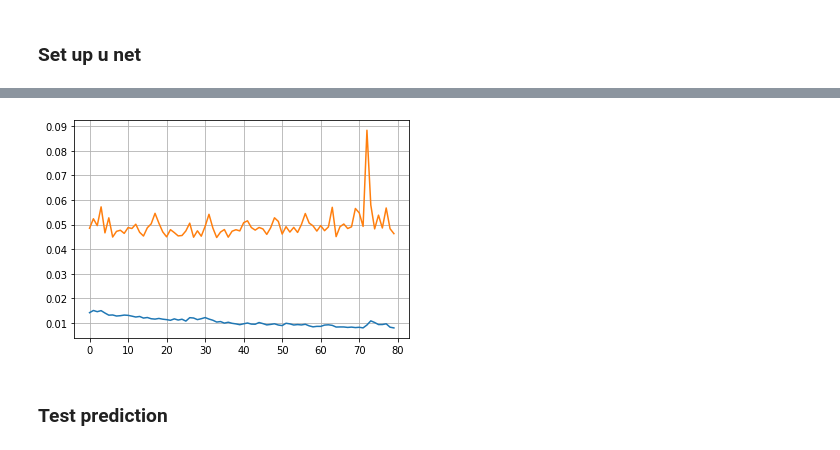
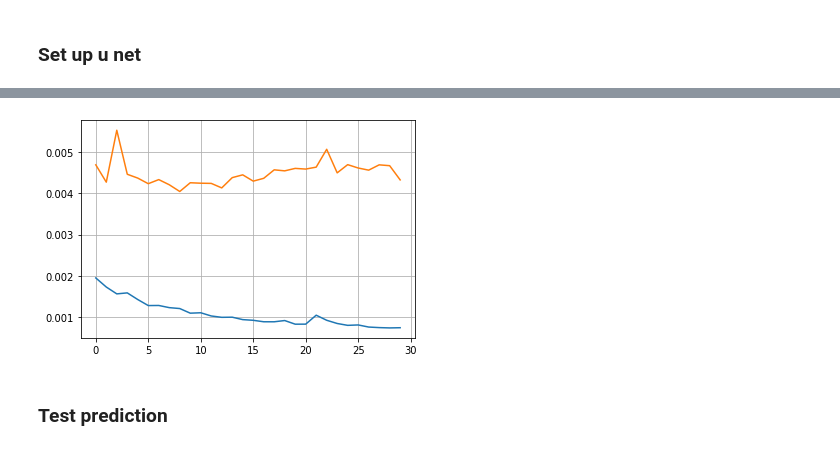
Before and after one commit to stianteien/M_DV_V2022, a Jupyter notebook: roofs_w_unet/roof_u-net.ipynb, the cells around one changed output, grey strips where cells are left out. Cells and saved outputs as stored; diff of their text form; code cells hidden in the pictures.

```diff
--- a/roofs_w_unet/roof_u-net.ipynb
+++ b/roofs_w_unet/roof_u-net.ipynb
@@ -171,7 +172,7 @@ Clipping input data to the valid range for imshow with RGB data ([0..1] for floa
 # %% [markdown]
 ### Set up u net
 # %%
-input_img = Input(shape=(128,128,176))
+input_img = Input(shape=(128,128,6))
 uu = get_unet(input_img, n_classes=2)
 
 uu.compile(optimizer=Adam(learning_rate=0.005),
@@ -180,6 +181,6 @@ uu.compile(optimizer=Adam(learning_rate=0.005),
 # %%
 h = uu.fit(X_train, y_train,
            validation_data=(X_test,y_test),
-           batch_size=10,
-           epochs=200)
+           batch_size=20,
+           epochs=500)
 # %% [output]
@@ -203,9 +204,9 @@ Epoch 200/200
 # %%
-plt.plot(h.history['loss'][120:])
-plt.plot(h.history['val_loss'][120:])
+plt.plot(h.history['loss'][470:])
+plt.plot(h.history['val_loss'][470:])
 plt.grid()
 # %% [output]
-[figure, old version]
+[figure, new version]
 # %% [markdown]
 ### Test prediction
 # %%
```
Also changed, not shown: parts of 10 cells of this notebook.
